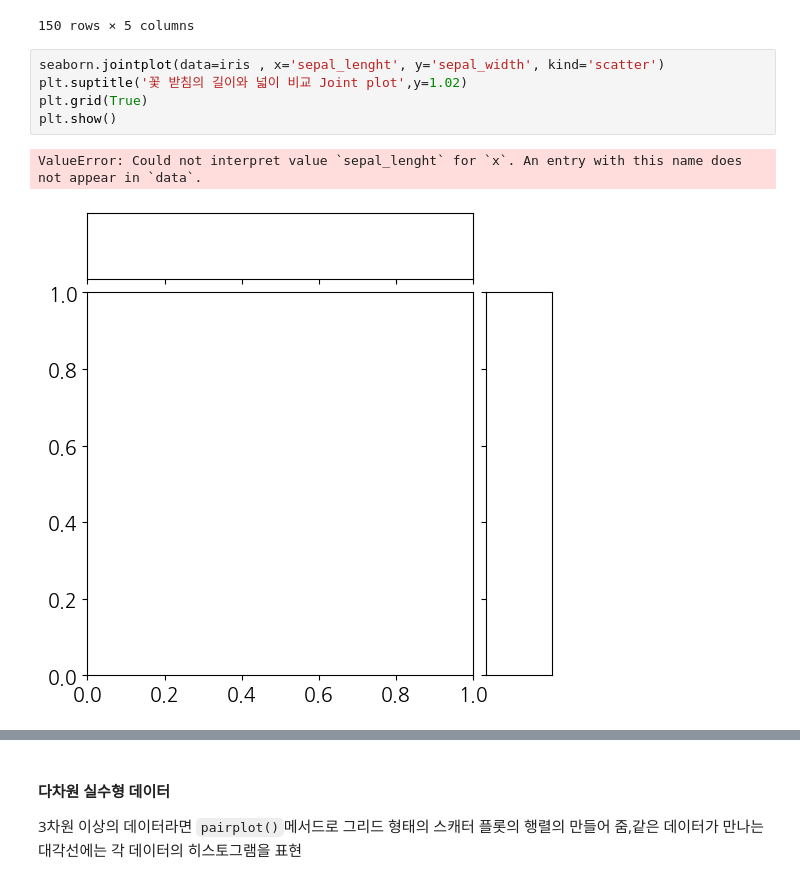
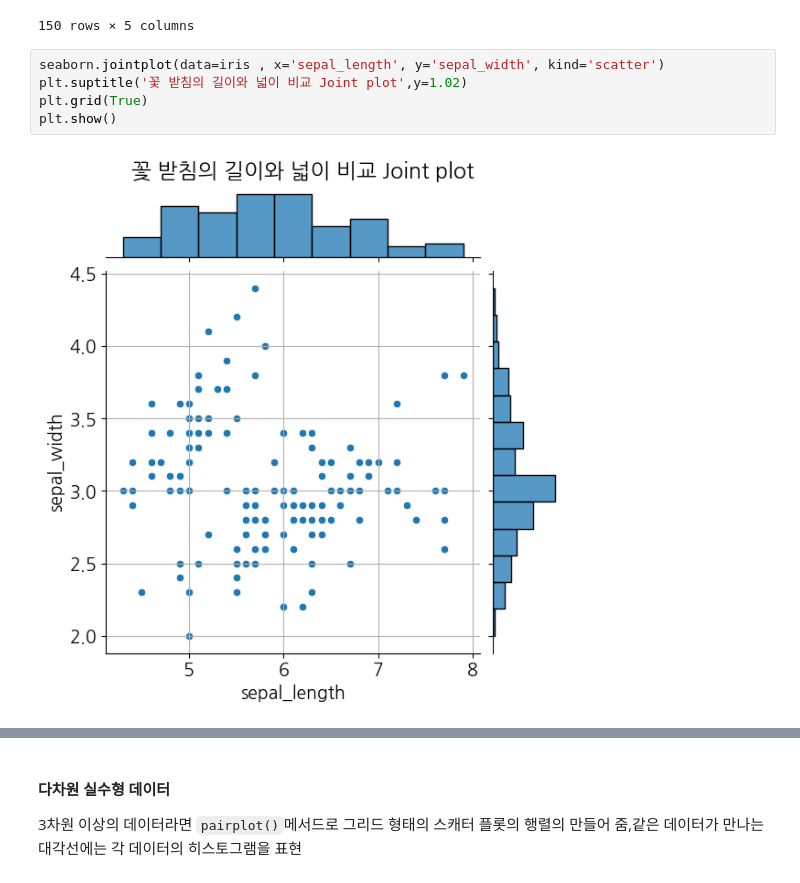
Before and after one commit to rlaekdls1937/python, a Jupyter notebook: matplotlib_visualize_data/c_matplotlib_example.ipynb, the cells around one changed output, grey strips where cells are left out. Drawn from its saved outputs; the diff is of its cells as text.

```diff
--- a/matplotlib_visualize_data/c_matplotlib_example.ipynb
+++ b/matplotlib_visualize_data/c_matplotlib_example.ipynb
@@ -125,11 +141,10 @@ iris
 | 149 | 5.9 | 3.0 | 5.1 | 1.8 | virginica |
 150 rows × 5 columns
 # %%
-seaborn.jointplot(data=iris , x='sepal_lenght', y='sepal_width', kind='scatter')
+seaborn.jointplot(data=iris , x='sepal_length', y='sepal_width', kind='scatter')
 plt.suptitle('꽃 받침의 길이와 넓이 비교 Joint plot',y=1.02)
 plt.grid(True)
 plt.show()
 # %% [output]
-ValueError: Could not interpret value `sepal_lenght` for `x`. An entry with this name does not appear in `data`.
-[figure, old version]
+[figure, new version]
 # %%
```
Also changed, not shown: parts of 2 cells of this notebook.
